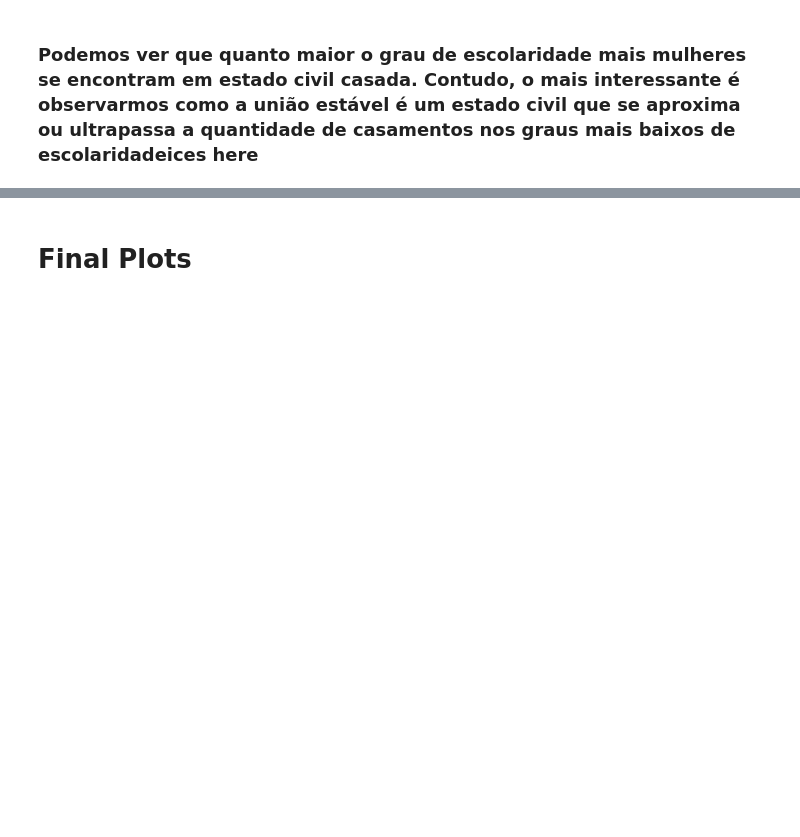
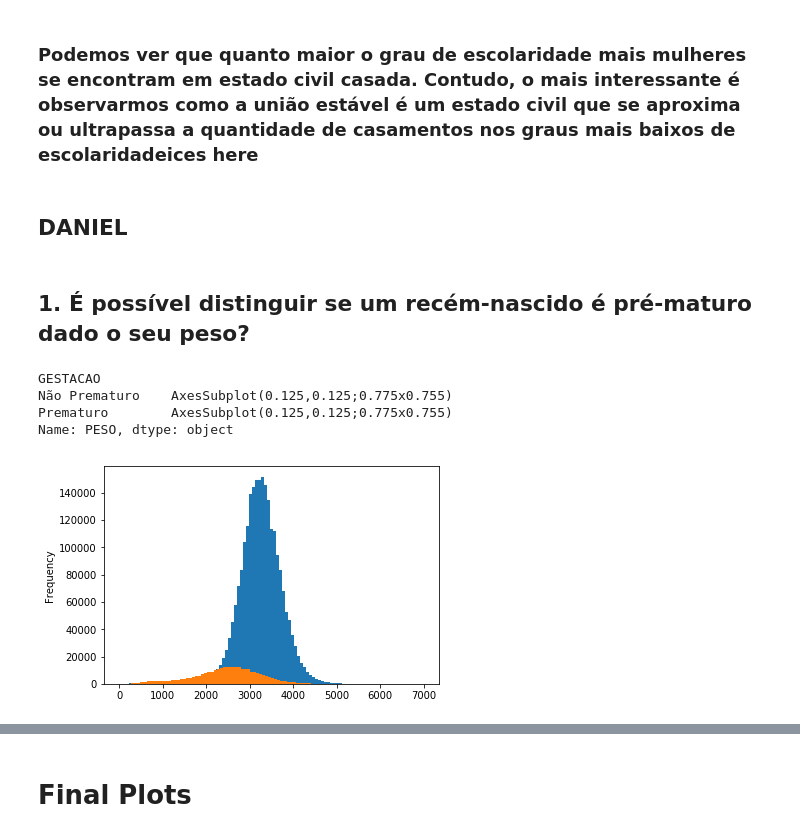
Before and after one commit to danielnowakassis/SINASC-Dataset, a Jupyter notebook: DS_project_template.ipynb, the cells around one changed output, grey strips where cells are left out. Saved outputs shown, nothing was run; the diff lists cells and outputs as text; code cells hidden in the pictures; blank space fills up the shorter version.

```diff
--- a/DS_project_template.ipynb
+++ b/DS_project_template.ipynb
@@ -520,3 +522,15 @@ plt.show()
 [figure]
 # %% [markdown]
 ### Podemos ver que quanto maior o grau de escolaridade mais mulheres se encontram em estado civil casada. Contudo, o mais interessante é observarmos como a união estável é um estado civil que se aproxima ou ultrapassa a quantidade de casamentos nos graus mais baixos de escolaridadeices here
+# %% [markdown]
+## DANIEL
+# %% [markdown]
+## 1. É possível distinguir se um recém-nascido é pré-maturo dado o seu peso?
+# %%
+full_df.groupby('GESTACAO').PESO.plot(kind = 'hist', bins = 100)
+# %% [output]
+GESTACAO
+Não Prematuro    AxesSubplot(0.125,0.125;0.775x0.755)
+Prematuro        AxesSubplot(0.125,0.125;0.775x0.755)
+Name: PESO, dtype: object
+[figure, added]
```
Also changed, not shown: parts of 15 cells of this notebook.
